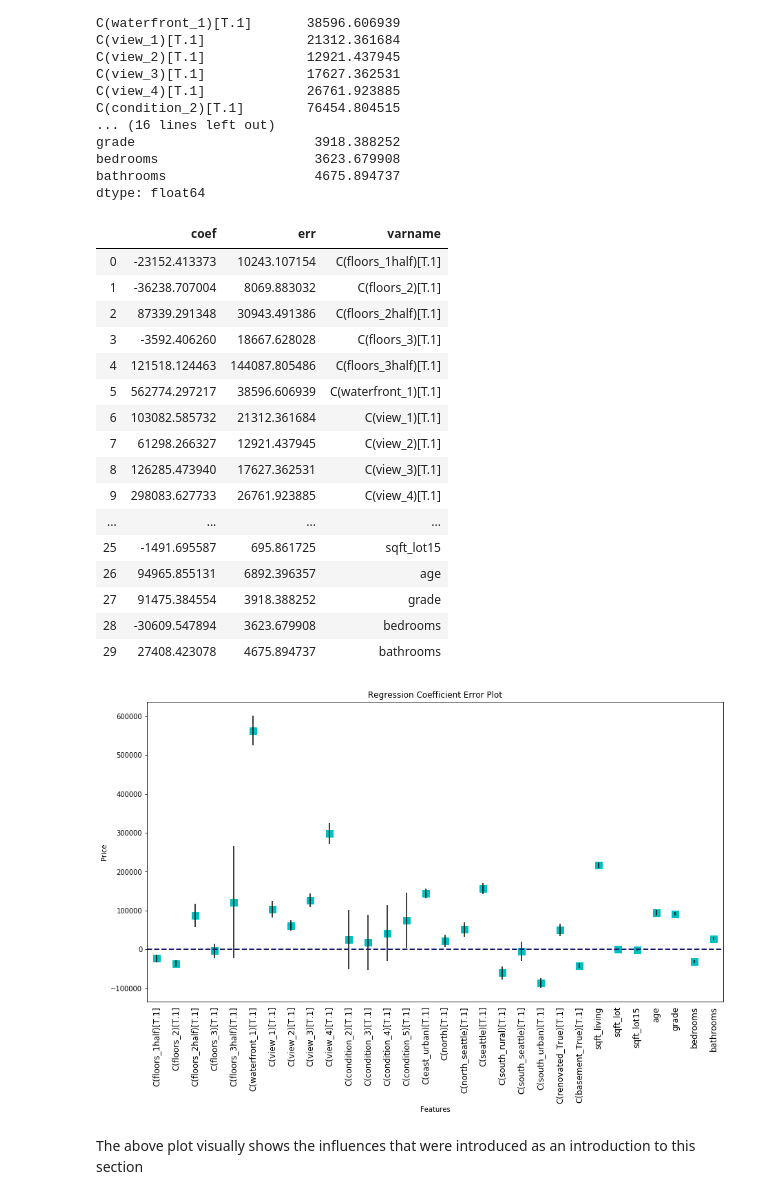
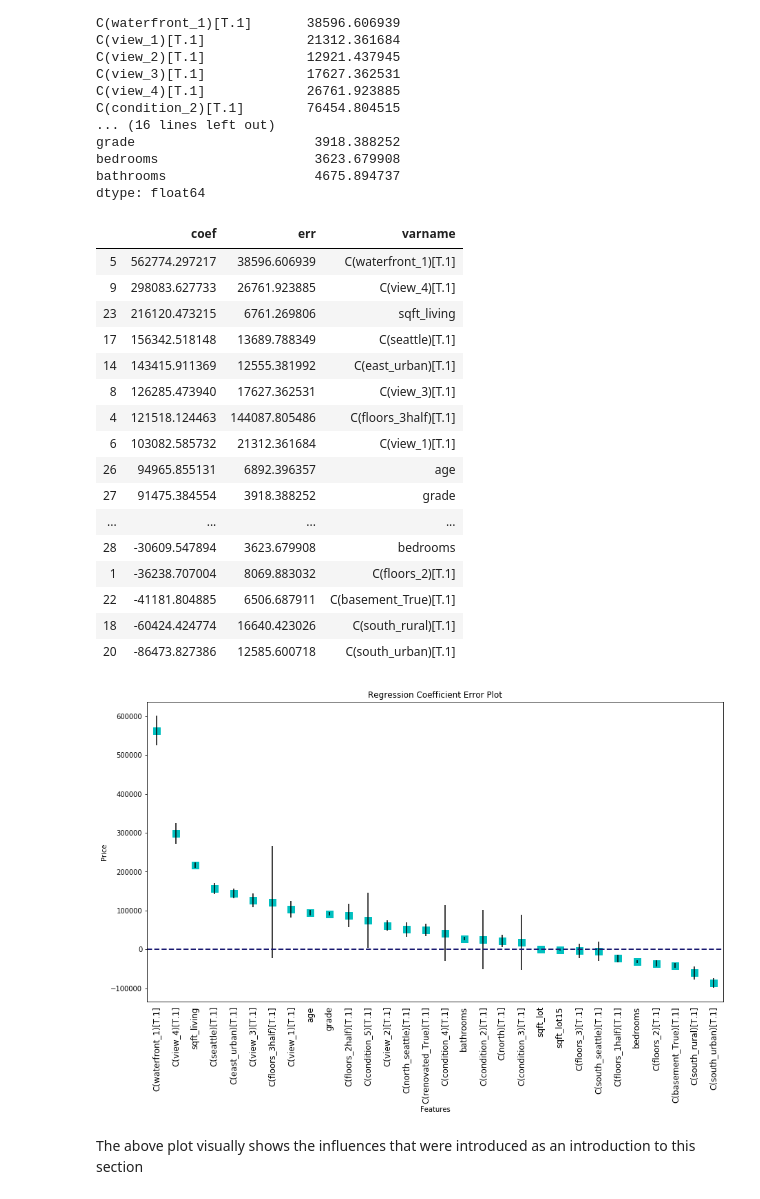
Before and after one commit to NehaP92/dsc-mod-2-project-online-pt-041320, a Jupyter notebook: student.ipynb, the cells around one changed output. Drawn from its saved outputs; the diff is of its cells as text; code cells hidden in the pictures.

```diff
--- a/student.ipynb
+++ b/student.ipynb
@@ -3068,28 +3103,29 @@ dtype: float64
 # %%
 #dictionary with coeffecient of each feature, the associated error, and the feature name
 coef_df = pd.DataFrame({'coef': model_3.params.values[1:],
                         'err': err_series.values[1:],
                         'varname': err_series.index.values[1:]
                        })
+coef_df = coef_df.sort_values('coef', ascending = False)
 coef_df
 # %% [output]
 |  | coef | err | varname |
-| 0 | -23152.413373 | 10243.107154 | C(floors_1half)[T.1] |
-| 1 | -36238.707004 | 8069.883032 | C(floors_2)[T.1] |
-| 2 | 87339.291348 | 30943.491386 | C(floors_2half)[T.1] |
-| 3 | -3592.406260 | 18667.628028 | C(floors_3)[T.1] |
+| 5 | 562774.297217 | 38596.606939 | C(waterfront_1)[T.1] |
+| 9 | 298083.627733 | 26761.923885 | C(view_4)[T.1] |
+| 23 | 216120.473215 | 6761.269806 | sqft_living |
+| 17 | 156342.518148 | 13689.788349 | C(seattle)[T.1] |
+| 14 | 143415.911369 | 12555.381992 | C(east_urban)[T.1] |
+| 8 | 126285.473940 | 17627.362531 | C(view_3)[T.1] |
 | 4 | 121518.124463 | 144087.805486 | C(floors_3half)[T.1] |
-| 5 | 562774.297217 | 38596.606939 | C(waterfront_1)[T.1] |
 | 6 | 103082.585732 | 21312.361684 | C(view_1)[T.1] |
-| 7 | 61298.266327 | 12921.437945 | C(view_2)[T.1] |
-| 8 | 126285.473940 | 17627.362531 | C(view_3)[T.1] |
-| 9 | 298083.627733 | 26761.923885 | C(view_4)[T.1] |
-| ... | ... | ... | ... |
-| 25 | -1491.695587 | 695.861725 | sqft_lot15 |
 | 26 | 94965.855131 | 6892.396357 | age |
 | 27 | 91475.384554 | 3918.388252 | grade |
+| ... | ... | ... | ... |
 | 28 | -30609.547894 | 3623.679908 | bedrooms |
-| 29 | 27408.423078 | 4675.894737 | bathrooms |
+| 1 | -36238.707004 | 8069.883032 | C(floors_2)[T.1] |
+| 22 | -41181.804885 | 6506.687911 | C(basement_True)[T.1] |
+| 18 | -60424.424774 | 16640.423026 | C(south_rural)[T.1] |
+| 20 | -86473.827386 | 12585.600718 | C(south_urban)[T.1] |
 # %%
 #creating a dot and whisker plot to compare the influence a coeffecient has on price
 fig, ax = plt.subplots(figsize=(15, 8))
@@ -3108,7 +3144,7 @@ ax.xaxis.set_ticks_position('none')
 _ = ax.set_xticklabels(coef_df.varname,
                        rotation=90, fontsize=12)
 # %% [output]
-[figure, old version]
+[figure, new version]
 # %%
 #Function to plot the coeffecient dot and whisker plot for any ols regression model
 def feature_err_plot (model):
```
Also changed, not shown: parts of 31 cells of this notebook, 1 other file.
